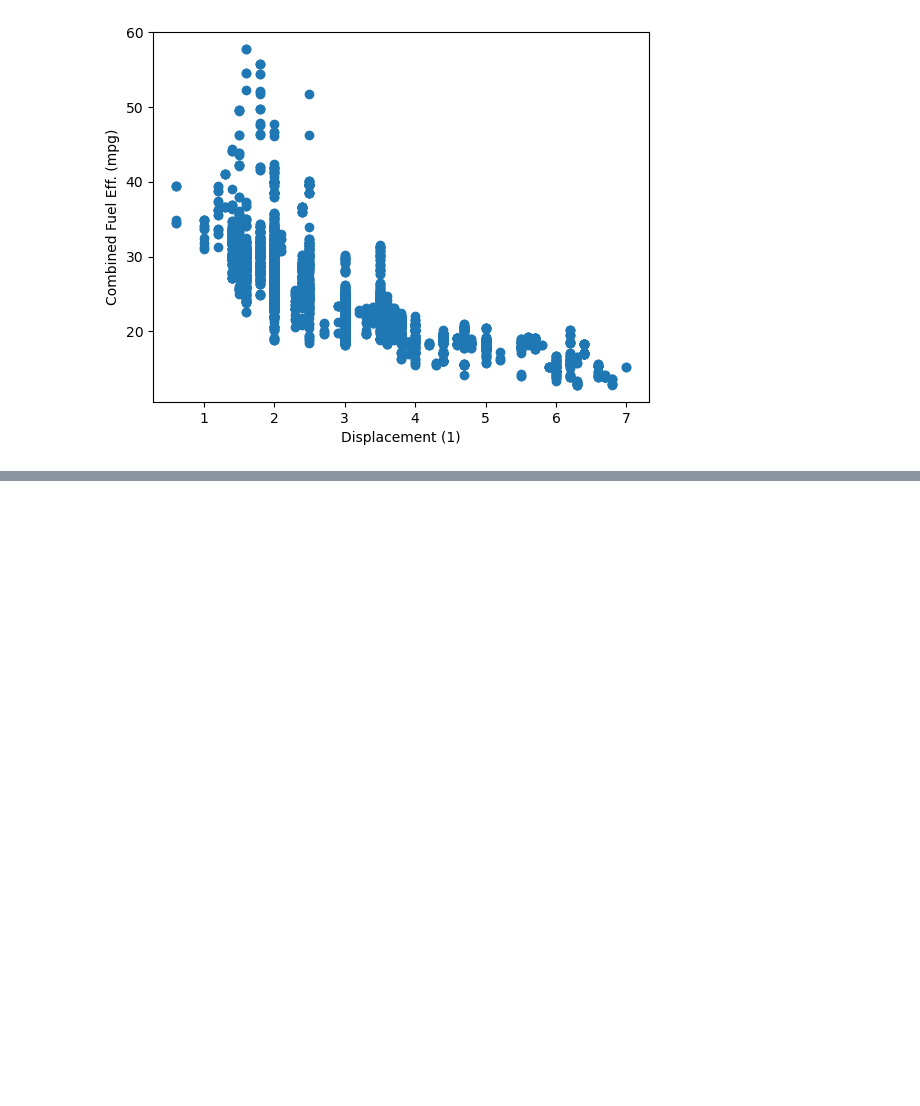
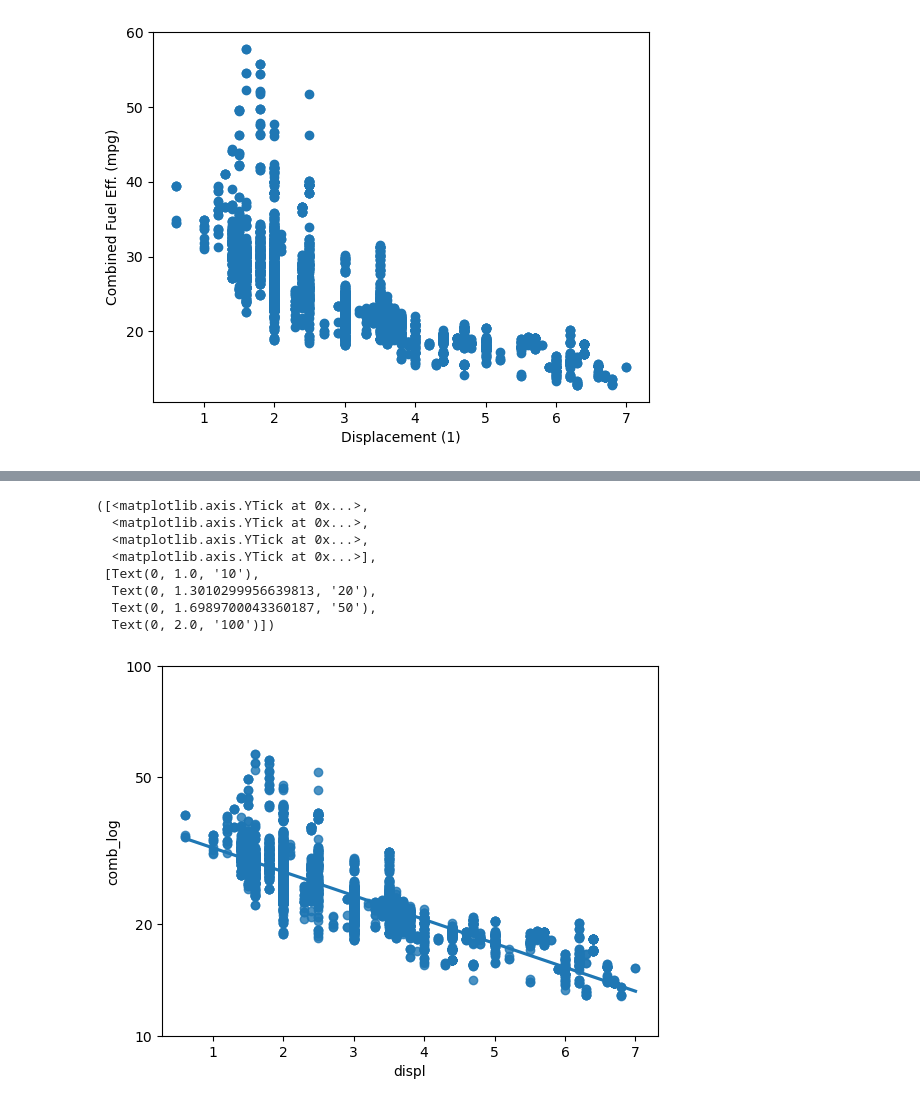
Before and after one commit to kinsDev/AI_Programming_Python, a Jupyter notebook: Matplotlib_Seaborn_ii/scatterplot_correlation.ipynb, the cells around one changed output, grey strips where cells are left out. Drawn from its saved outputs; the diff is of its cells as text; code cells hidden in the pictures; blank space fills up the shorter version.

Commit message:
Plot the regression line on the transformed data

```diff
--- a/Matplotlib_Seaborn_ii/scatterplot_correlation.ipynb
+++ b/Matplotlib_Seaborn_ii/scatterplot_correlation.ipynb
@@ -22,0 +26,21 @@ plt.ylabel('Combined Fuel Eff. (mpg)')
+# %%
+def log_trans(x, inverse = False):
+    if not inverse:
+        return np.log10(x)
+    else:
+        return np.power(10, x)
+
+fuel_econ['comb_log'] = fuel_econ['comb'].apply(log_trans)
+sb.regplot(data=fuel_econ, x='displ', y='comb_log')
+tick_locs = [10, 20, 50, 100]
+plt.yticks(log_trans(tick_locs), tick_locs)
+# %% [output]
+([<matplotlib.axis.YTick at 0x...>,
+  <matplotlib.axis.YTick at 0x...>,
+  <matplotlib.axis.YTick at 0x...>,
+  <matplotlib.axis.YTick at 0x...>],
+ [Text(0, 1.0, '10'),
+  Text(0, 1.3010299956639813, '20'),
+  Text(0, 1.6989700043360187, '50'),
+  Text(0, 2.0, '100')])
+[figure, added]
```
Also changed, not shown: parts of 1 cell of this notebook.
